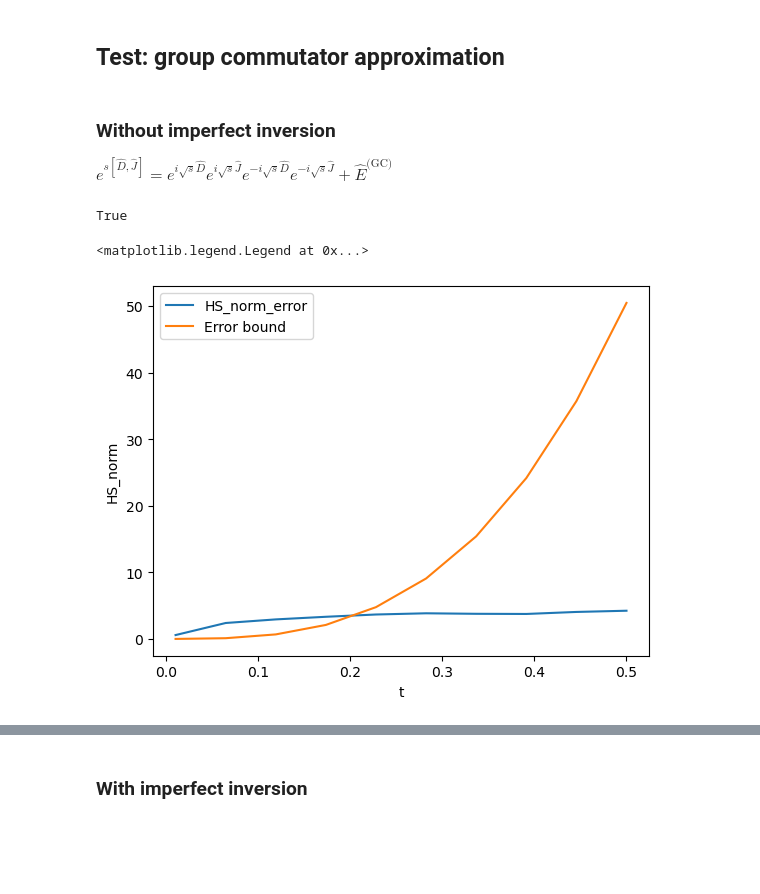
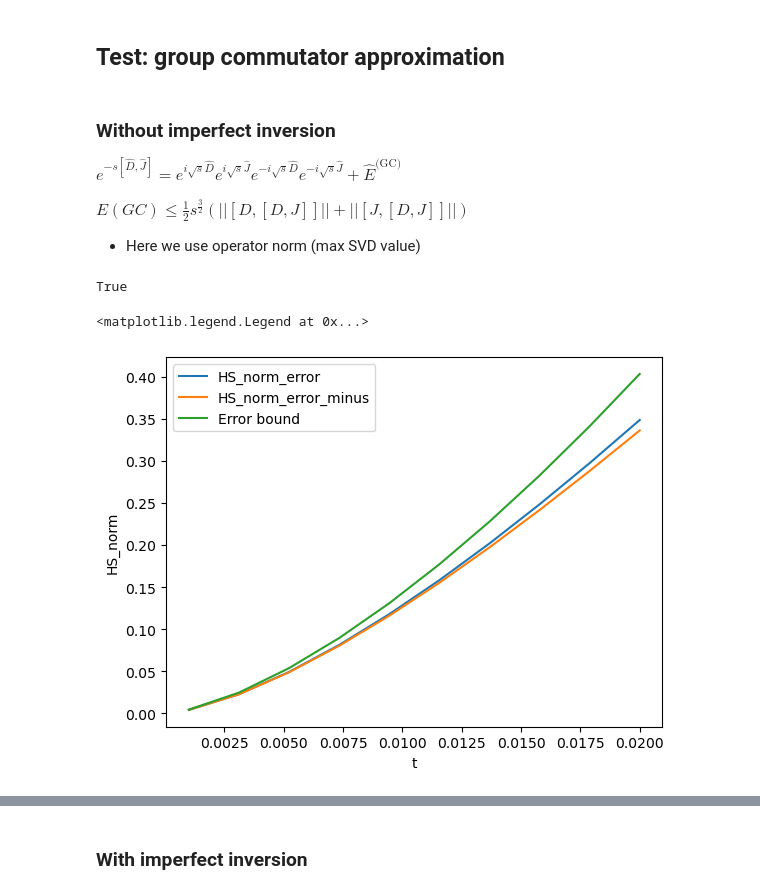
Before and after one commit to marekgluza/double_bracket_flow_as_a_diagonalization_quantum_algorithm, a Jupyter notebook: Inverting_ising.ipynb, the cells around one changed output, grey strips where cells are left out. Drawn from its saved outputs; the diff is of its cells as text; code cells hidden in the pictures; blank space fills up the shorter version.

```diff
--- a/Inverting_ising.ipynb
+++ b/Inverting_ising.ipynb
@@ -164,7 +164,10 @@ Text(0, 0.5, 'Convergence trace')
 ## Test: group commutator approximation
 # %% [markdown]
 ### Without imperfect inversion
-$e^{s[\hat D,\hat J]} = e^{i\sqrt s \hat D}e^{i\sqrt s\hat J}e^{-i\sqrt s \hat D}e^{-i\sqrt s\hat J}+ \hat E^{\text{(GC)}}$
+$e^{-s[\hat D,\hat J]} = e^{i\sqrt s \hat D}e^{i\sqrt s\hat J}e^{-i\sqrt s \hat D}e^{-i\sqrt s\hat J}+ \hat E^{\text{(GC)}}$
+
+$E(GC)\le \frac{1}{2}s^\frac{3}{2}(||[D, [D,J]]||+||[J, [D,J]]||)$
+- Here we use operator norm (max SVD value)
 # %%
 # D and B = [1,1,1]
 sys = ising_model([1,1,1], [1,1,1], max_coupling_range=2)
@@ -183,25 +186,37 @@ def group_commutator(D , H, s):
 
 def delta( A ):
         return np.diag( A.diagonal() )
+# %%
+def op_norm(op):
+    U, s, Vh = np.linalg.svd(op)
+    return max(s)
 # %%
-t_list = np.linspace(0.01, 0.5, 10)
+t_list = np.linspace(0.001, 0.02, 10)
 norm_list = []
+norm_list_minus = []
 bound_list = []
 D = delta(sys.H)
-bound = np.linalg.norm(commutator(D, commutator(D, sys.H)))\
-            + np.linalg.norm(commutator(sys.H, commutator(D, sys.H)))
+bound = op_norm(commutator(D, commutator(D, sys.H)))\
+            + op_norm(commutator(sys.H, commutator(D, sys.H)))
 for t in t_list:
     GC = group_commutator(D, sys.H, t)
+    exp_commutator_minus = expm(-t * commutator(D, sys.H))
     exp_commutator = expm(t * commutator(D, sys.H))
     diff = exp_commutator - GC
-    HS_norm = np.linalg.norm(diff, 'fro')
-    norm_list.append(HS_norm)
-    bound_list.append(bound*(t**3))
+    diff_minus = exp_commutator_minus - GC
+    # diff = exp_commutator
+    # diff_minus = exp_commutator_minus
+    HS_norm = np.linalg.norm(diff)
+    HS_norm_minus = op_norm(diff_minus)
+    norm_list.append( op_norm(GC - np.eye(2**sys.L) + t * commutator(D, sys.H)))
+    norm_list_minus.append(HS_norm_minus)
+    bound_list.append(.5*bound*(t**1.5))
 plt.plot(t_list, norm_list,label='HS_norm_error')
+plt.plot(t_list, norm_list_minus,label='HS_norm_error_minus')
 plt.plot(t_list, bound_list, label='Error bound')
 plt.xlabel('t')
 plt.ylabel('HS_norm')
 plt.legend()
 # %% [output]
 <matplotlib.legend.Legend at 0x...>
-[figure, old version]
+[figure, new version]
```
Also changed, not shown: parts of 2 cells of this notebook.
